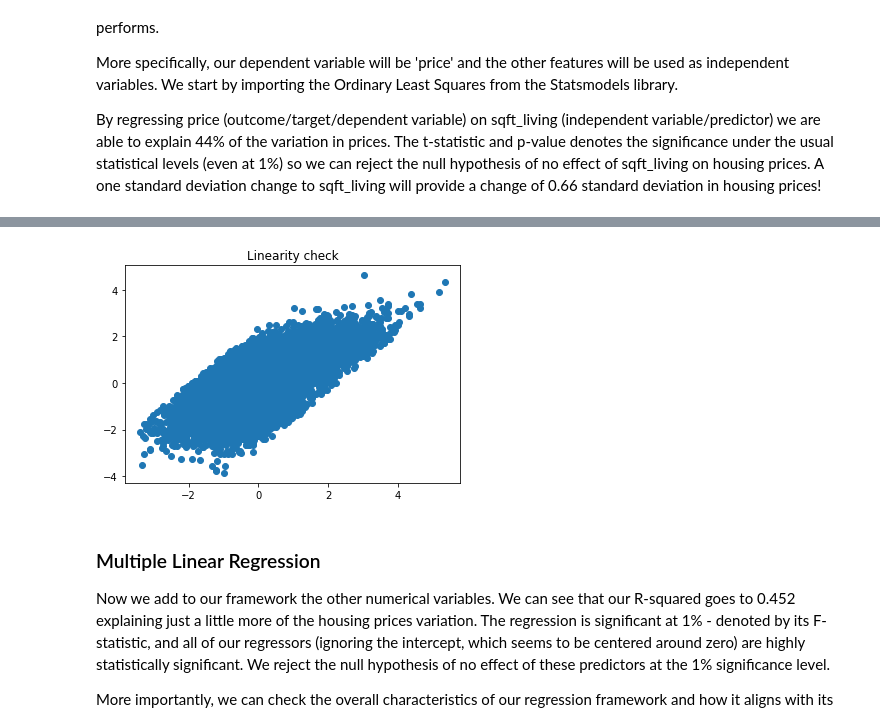
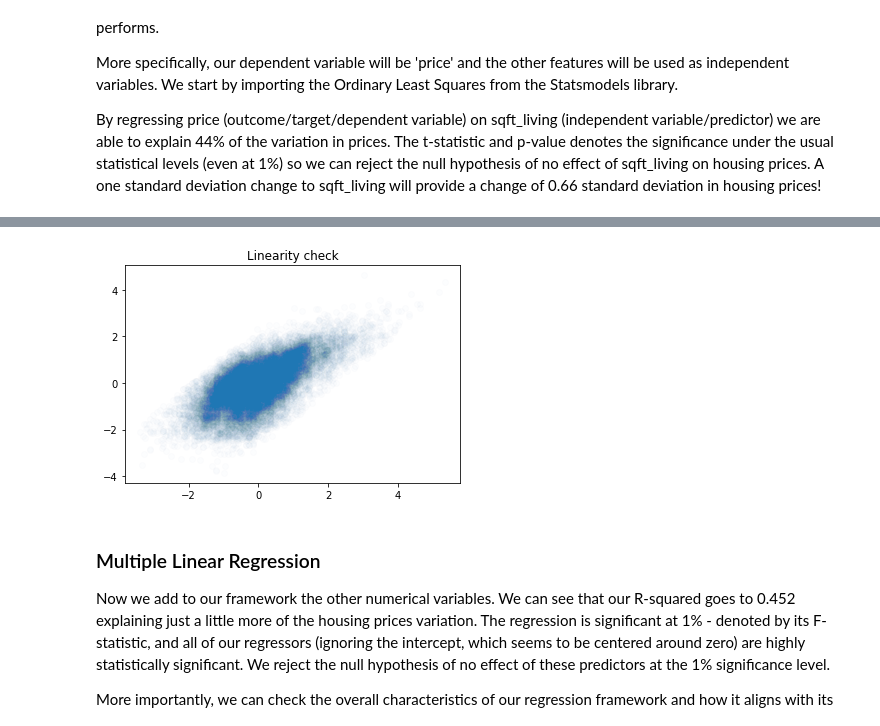
Before and after one commit to ovilar/phase_2-project, a Jupyter notebook: student.ipynb, the cells around one changed output, grey strips where cells are left out. Drawn from its saved outputs; the diff is of its cells as text; code cells hidden in the pictures.

```diff
--- a/student.ipynb
+++ b/student.ipynb
@@ -439,11 +432,11 @@ Notes:
 [1] Standard Errors assume that the covariance matrix of the errors is correctly specified.
 # %%
 #Performing a Linearity Check
-plt.scatter(df.price, df.sqft_living)
+plt.scatter(df.price, df.sqft_living, alpha = 0.01)
 plt.title("Linearity check")
 plt.show()
 # %% [output]
-[figure, old version]
+[figure, new version]
 # %% [markdown]
 ### Multiple Linear Regression
 Now we add to our framework the other numerical variables. We can see that our R-squared goes to 0.452 explaining just a little more of the housing prices variation. The regression is significant at 1% - denoted by its F-statistic, and all of our regressors (ignoring the intercept, which seems to be centered around zero) are highly statistically significant. We reject the null hypothesis of no effect of these predictors at the 1% significance level.
```
Also changed, not shown: parts of 14 cells of this notebook, 3 other files.
